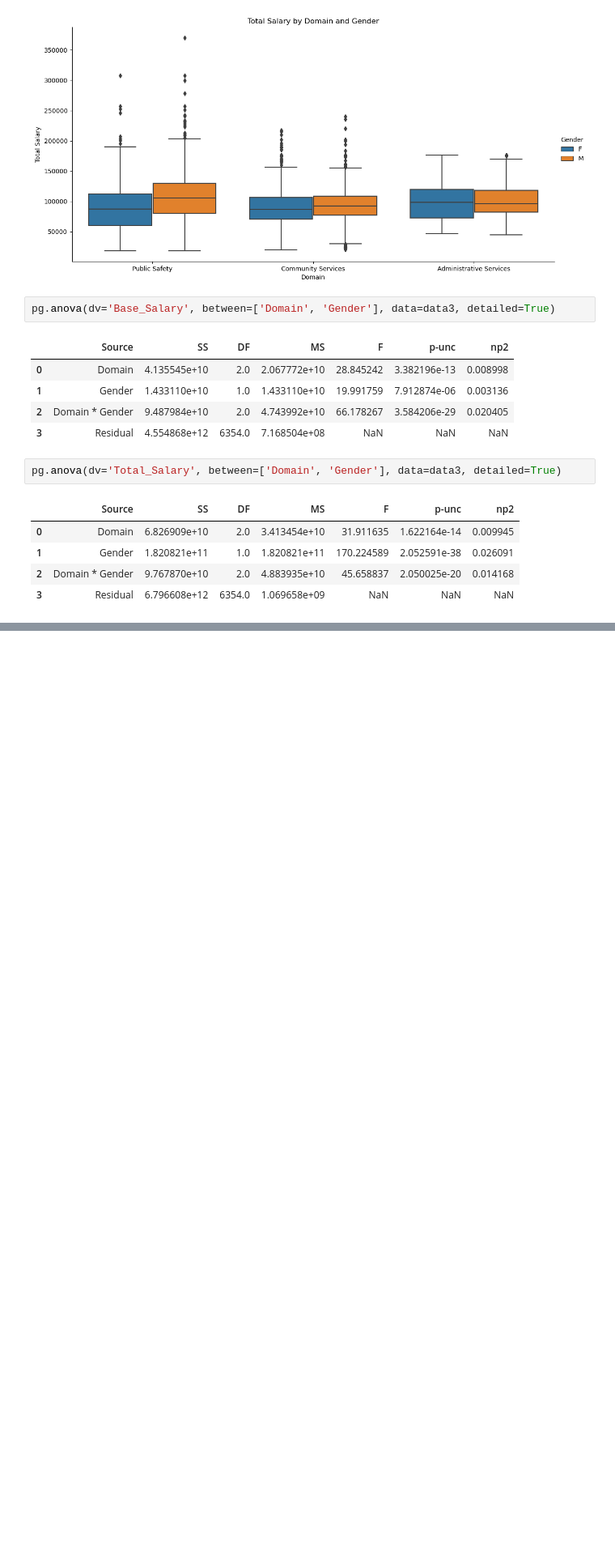
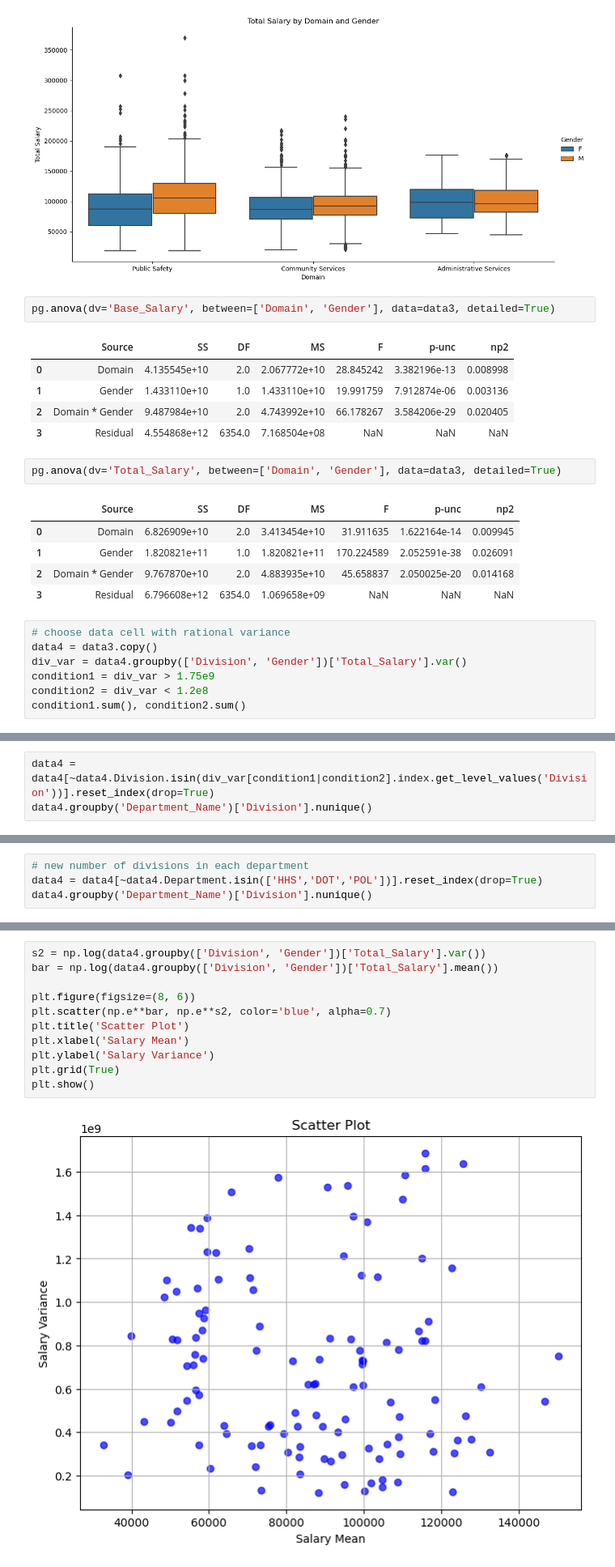
Before and after one commit to Durixas/Nested-and-Crossed-ANOVA-on-Employee-Salaries, a Jupyter notebook: pro80.ipynb, the cells around one changed output, grey strips where cells are left out. Shown: that part at 81% size. Cells and saved outputs as stored; diff of their text form; blank space fills up the shorter version.

Commit message:
Homo-variance test
Make transformations to meet the homo-variance assumption at 0.01 confidence level.

```diff
--- a/pro80.ipynb
+++ b/pro80.ipynb
@@ -336,3 +338,10 @@ pg.anova(dv='Total_Salary', between=['Domain', 'Gender'], data=data3, detailed=T
 | 1 | Gender | 1.820821e+11 | 1.0 | 1.820821e+11 | 170.224589 | 2.052591e-38 | 0.026091 |
 | 2 | Domain * Gender | 9.767870e+10 | 2.0 | 4.883935e+10 | 45.658837 | 2.050025e-20 | 0.014168 |
 | 3 | Residual | 6.796608e+12 | 6354.0 | 1.069658e+09 | NaN | NaN | NaN |
+# %%
+# choose data cell with rational variance
+data4 = data3.copy()
+div_var = data4.groupby(['Division', 'Gender'])['Total_Salary'].var()
+condition1 = div_var > 1.75e9
+condition2 = div_var < 1.2e8
+condition1.sum(), condition2.sum()
@@ -338,0 +350,3 @@ pg.anova(dv='Total_Salary', between=['Domain', 'Gender'], data=data3, detailed=T
+# %%
+data4 = data4[~data4.Division.isin(div_var[condition1|condition2].index.get_level_values('Division'))].reset_index(drop=True)
+data4.groupby('Department_Name')['Division'].nunique()
@@ -338,0 +377,4 @@ pg.anova(dv='Total_Salary', between=['Domain', 'Gender'], data=data3, detailed=T
+# %%
+# new number of divisions in each department
+data4 = data4[~data4.Department.isin(['HHS','DOT','POL'])].reset_index(drop=True)
+data4.groupby('Department_Name')['Division'].nunique()
@@ -338,0 +419,13 @@ pg.anova(dv='Total_Salary', between=['Domain', 'Gender'], data=data3, detailed=T
+# %%
+s2 = np.log(data4.groupby(['Division', 'Gender'])['Total_Salary'].var())
+bar = np.log(data4.groupby(['Division', 'Gender'])['Total_Salary'].mean())
+
+plt.figure(figsize=(8, 6))
+plt.scatter(np.e**bar, np.e**s2, color='blue', alpha=0.7)
+plt.title('Scatter Plot')
+plt.xlabel('Salary Mean')
+plt.ylabel('Salary Variance')
+plt.grid(True)
+plt.show()
+# %% [output]
+[figure, added]
```
Also changed, not shown: parts of 11 cells of this notebook.
